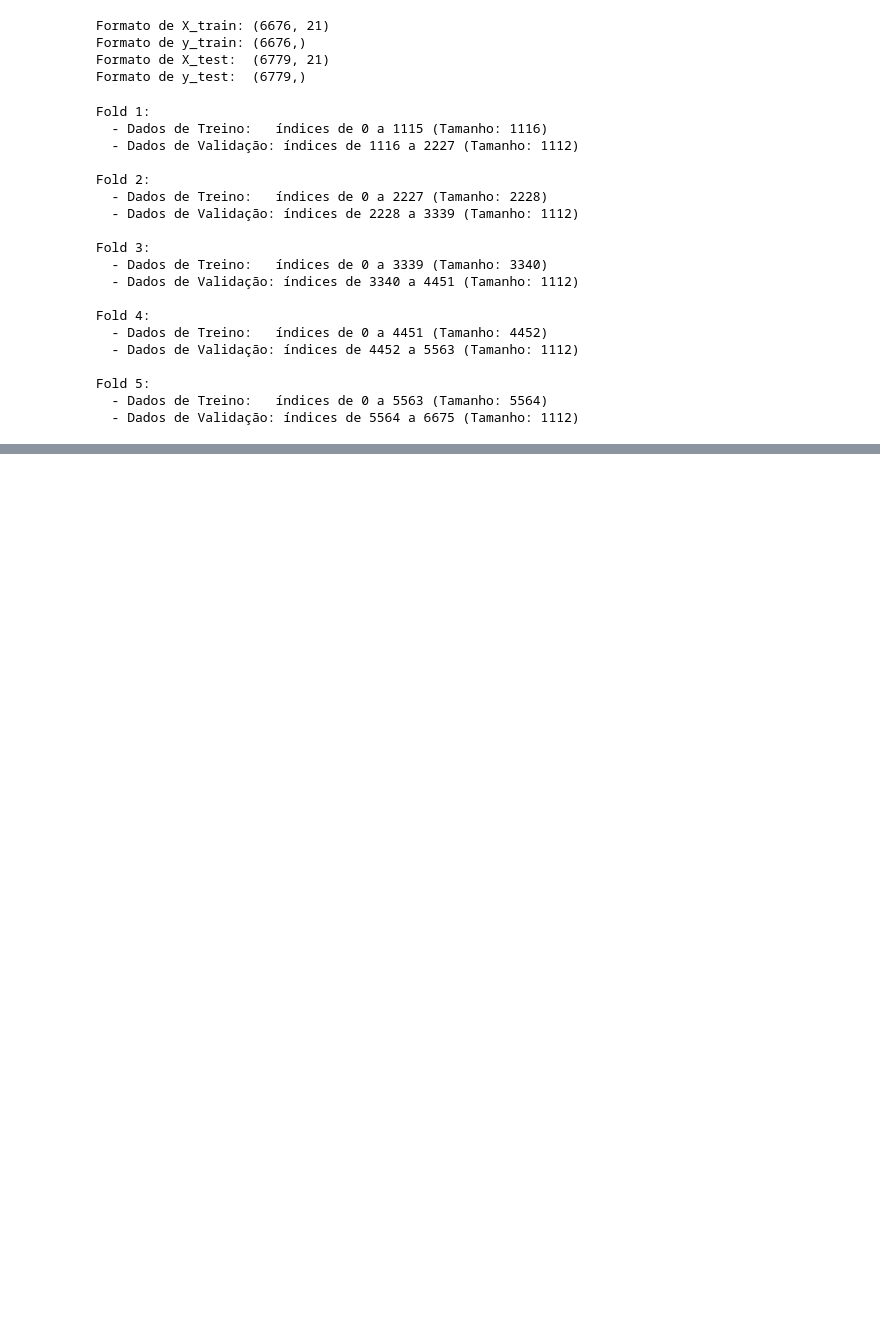
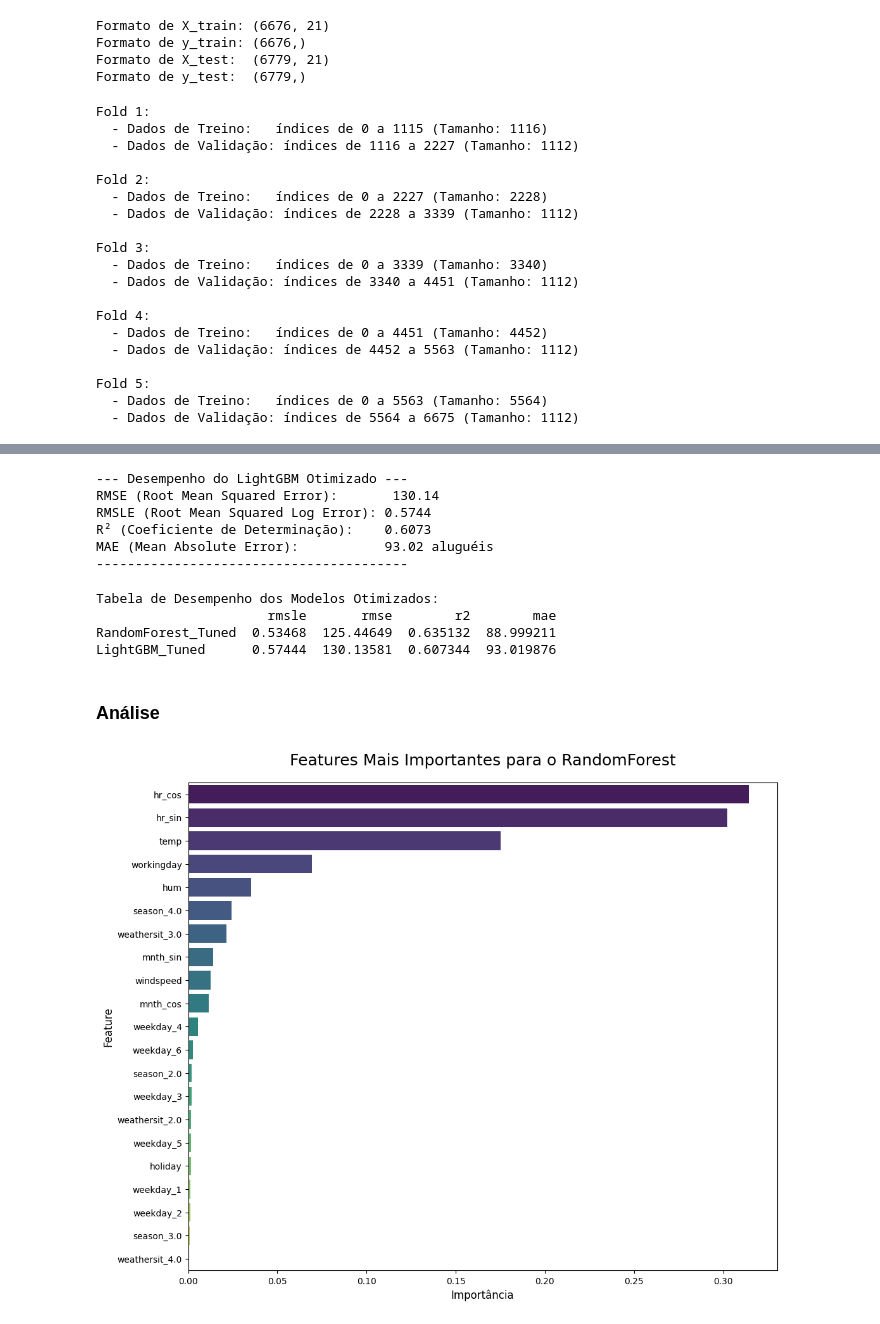
Before and after one commit to kelvinleandro/bike-demand-analysis, a Jupyter notebook: notebooks/02-comparative-analysis.ipynb, the cells around one changed output, grey strips where cells are left out. Drawn from its saved outputs; the diff is of its cells as text; code cells hidden in the pictures; blank space fills up the shorter version.

Commit message:
feat(models): train and test models

```diff
--- a/notebooks/02-comparative-analysis.ipynb
+++ b/notebooks/02-comparative-analysis.ipynb
@@ -23,6 +29,8 @@ df_raw = pd.read_csv('../data/data.csv')
 df = df_raw.copy()
 # %% [markdown]
 ## Pré-processamento
+# %%
+use_log_transform = False
 # %%
 df['dteday'] = pd.to_datetime(df['dteday'])
 
@@ -109,0 +119,9 @@ Fold 5:
+# %%
+if use_log_transform:
+    y_train_target = np.log1p(y_train)
+else:
+    y_train_target = y_train
+
+scaler = StandardScaler()
+X_train_scaled = scaler.fit_transform(X_train)
+X_test_scaled = scaler.transform(X_test)
@@ -109,0 +239,5 @@ Fold 5:
+# %%
+# Avaliando o melhor modelo encontrado no conjunto de teste
+best_rf = rf_random_search.best_estimator_
+rf_predictions_tuned = best_rf.predict(X_test)
+tuned_results['RandomForest_Tuned'] = evaluate_model(y_test, rf_predictions_tuned, 'RandomForest Otimizado')
@@ -109,0 +288,45 @@ Fold 5:
+# %%
+# Avaliando o melhor modelo encontrado no conjunto de teste
+best_lgbm = lgbm_random_search.best_estimator_
+lgbm_log_predictions_tuned = best_lgbm.predict(X_test)
+lgbm_predictions_tuned = np.expm1(lgbm_log_predictions_tuned)
+tuned_results['LightGBM_Tuned'] = evaluate_model(y_test, lgbm_predictions_tuned, 'LightGBM Otimizado')
+# %% [output]
+--- Desempenho do LightGBM Otimizado ---
+RMSE (Root Mean Squared Error):       130.14
+RMSLE (Root Mean Squared Log Error): 0.5744
+R² (Coeficiente de Determinação):    0.6073
+MAE (Mean Absolute Error):           93.02 aluguéis
+----------------------------------------
+# %%
+tuned_results_df = pd.DataFrame(tuned_results).T
+
+print("\nTabela de Desempenho dos Modelos Otimizados:")
+print(tuned_results_df.sort_values(by='rmsle'))
+# %% [output]
+Tabela de Desempenho dos Modelos Otimizados:
+                      rmsle       rmse        r2        mae
+RandomForest_Tuned  0.53468  125.44649  0.635132  88.999211
+LightGBM_Tuned      0.57444  130.13581  0.607344  93.019876
+# %% [markdown]
+### Análise
+# %%
+feature_importance_df = pd.DataFrame({
+    'feature': X_train.columns,
+    'importance': best_rf.feature_importances_
+}).sort_values('importance', ascending=False)
+
+plt.figure(figsize=(12, 10))
+sns.barplot(
+    x='importance',
+    y='feature',
+    data=feature_importance_df,
+    palette='viridis',
+    hue='feature'
+)
+plt.title('Features Mais Importantes para o RandomForest', fontsize=18, pad=20)
+plt.xlabel('Importância', fontsize=12)
+plt.ylabel('Feature', fontsize=12)
+plt.show()
+# %% [output]
+[figure, added]
```
Also changed, not shown: parts of 16 cells of this notebook, 1 other file.
